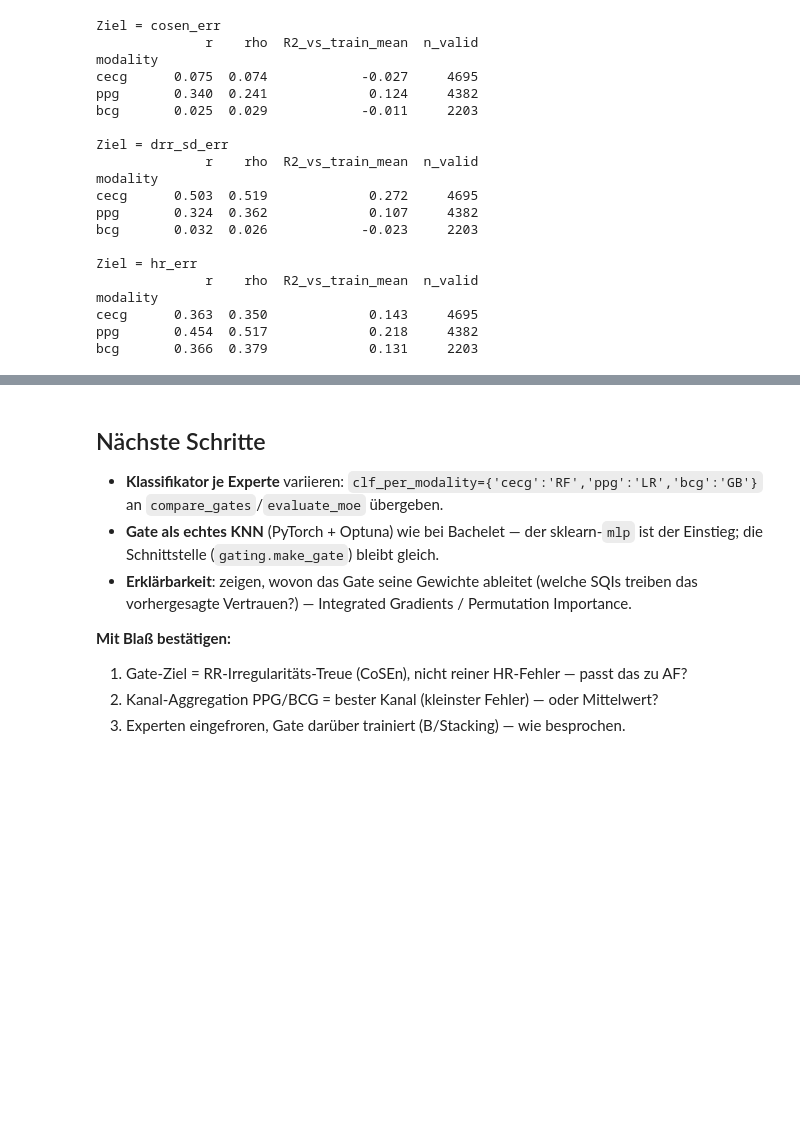
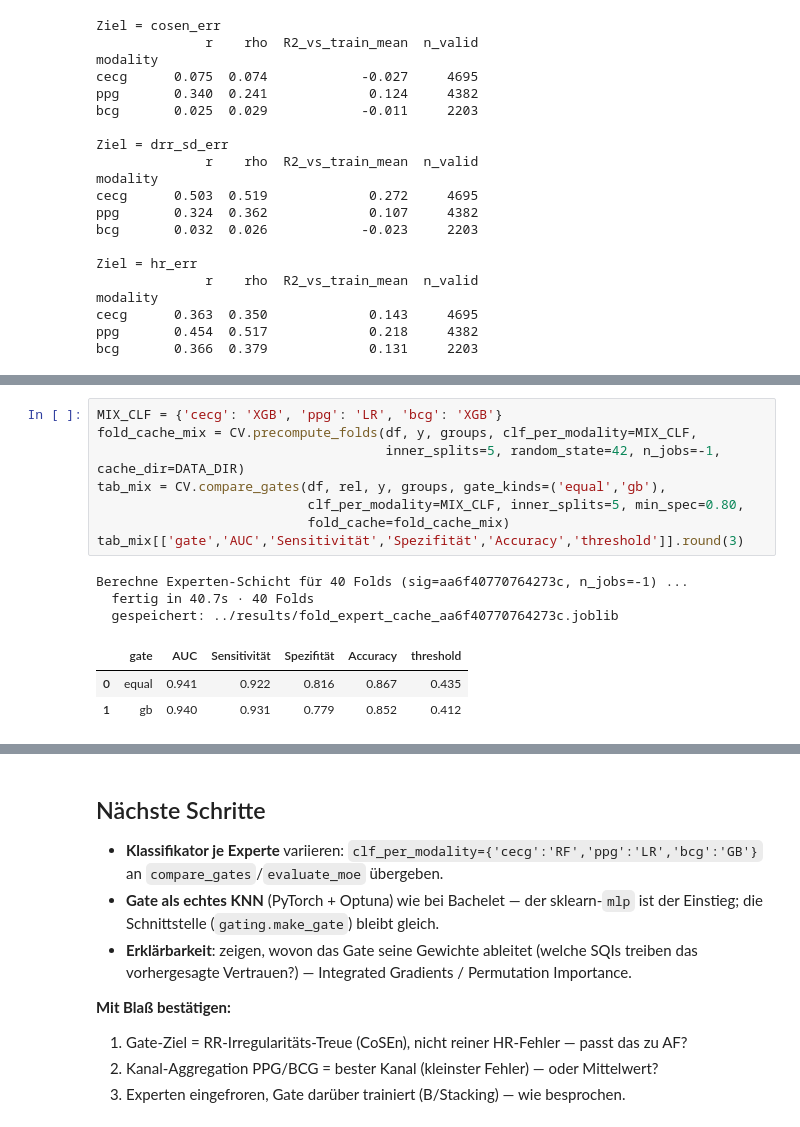
Before and after one commit to Jesus-Cracker/BA, a Jupyter notebook: notebooks/02_experts_gating.ipynb, the cells around one changed output, grey strips where cells are left out. Saved outputs shown, nothing was run; the diff lists cells and outputs as text; blank space fills up the shorter version.

```diff
--- a/notebooks/02_experts_gating.ipynb
+++ b/notebooks/02_experts_gating.ipynb
@@ -315,0 +312,15 @@ bcg       0.321  0.313             0.100     2203
+# %%
+MIX_CLF = {'cecg': 'XGB', 'ppg': 'LR', 'bcg': 'XGB'}
+fold_cache_mix = CV.precompute_folds(df, y, groups, clf_per_modality=MIX_CLF,
+                                     inner_splits=5, random_state=42, n_jobs=-1, cache_dir=DATA_DIR)
+tab_mix = CV.compare_gates(df, rel, y, groups, gate_kinds=('equal','gb'),
+                           clf_per_modality=MIX_CLF, inner_splits=5, min_spec=0.80,
+                           fold_cache=fold_cache_mix)
+tab_mix[['gate','AUC','Sensitivität','Spezifität','Accuracy','threshold']].round(3)
+# %% [output]
+Berechne Experten-Schicht für 40 Folds (sig=aa6f40770764273c, n_jobs=-1) ...
+  fertig in 40.7s · 40 Folds
+  gespeichert: ../results/fold_expert_cache_aa6f40770764273c.joblib
+|  | gate | AUC | Sensitivität | Spezifität | Accuracy | threshold |
+| 0 | equal | 0.941 | 0.922 | 0.816 | 0.867 | 0.435 |
+| 1 | gb | 0.940 | 0.931 | 0.779 | 0.852 | 0.412 |
```
Also changed, not shown: parts of 3 cells of this notebook, 1 other file.
